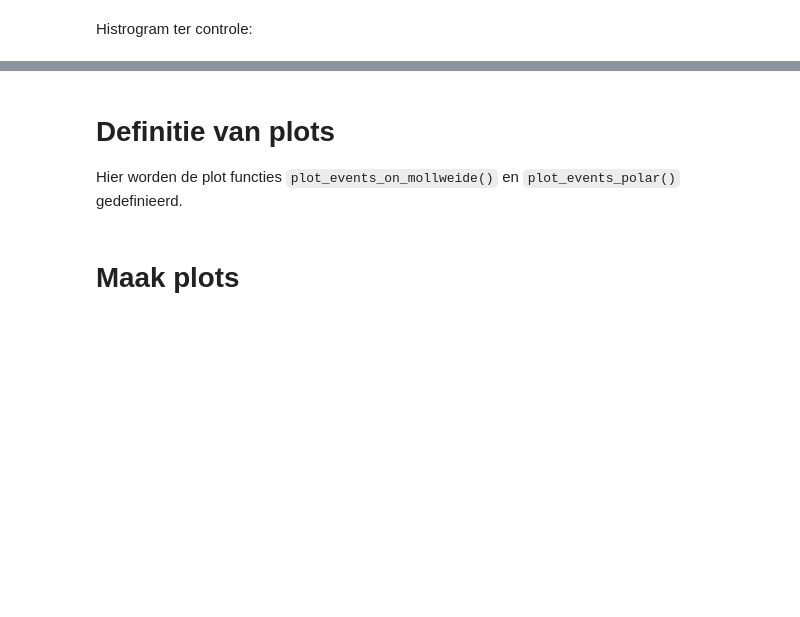
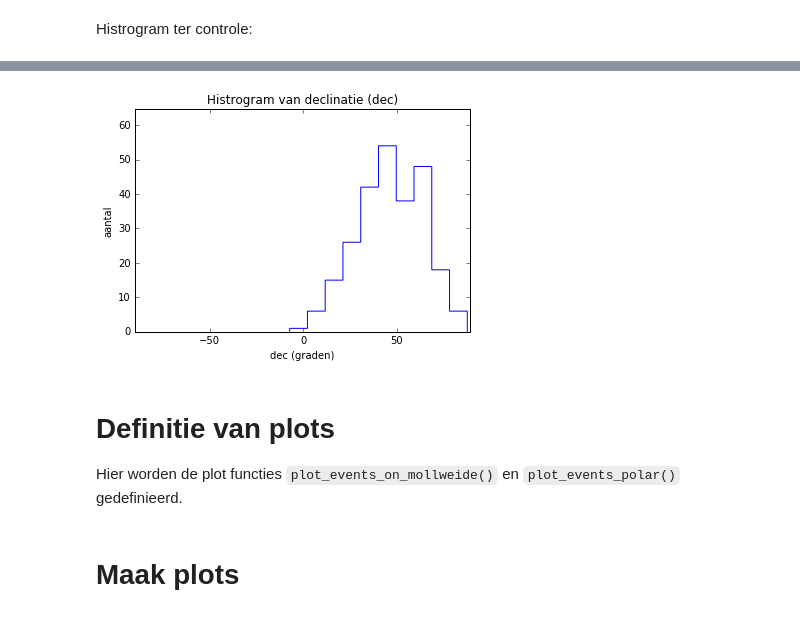
Before and after one commit to tomkooij/lio-project, a Jupyter notebook: sterrenkaart/10_sterrenkaart.ipynb, the cells around one changed output, grey strips where cells are left out. Cells and saved outputs as stored; diff of their text form; code cells hidden in the pictures; blank space fills up the shorter version.

```diff
--- a/sterrenkaart/reconstructies op hemelkaart.ipynb
+++ b/sterrenkaart/10_sterrenkaart.ipynb
@@ -94,7 +119,19 @@ plt.show()
+# %%
+dec = np.degrees(events[:, 1])
+plt.title('Histrogram van declinatie (dec)')
+n, bins, _ = plt.hist(dec, histtype='step')  # n is het aantal events per bin
+plt.xlabel('dec (graden)')
+plt.ylabel('aantal')
+plt.xlim([-90, 89])
+plt.ylim([0, 1.2*max(n)])
+plt.show()
+# %% [output]
+[figure, added]
 # %% [markdown]
 # Definitie van plots
 
-Hier worden de plot functies `plot_events_on_mollweide()` en `plot_events_polar()` gedefinieerd.
+Hier worden de plot functies `plot_events_on_mollweide()`
+en `plot_events_polar()` gedefinieerd.
 # %%
 # RA, DEC tuples van het steelpan asterisme in het sterrenbeeld Grote Beer
 steelpan = np.array([[13.792222, 49.3167], [13.398889, 54.9333], [12.900556, 55.95],
```
Also changed, not shown: parts of 18 cells of this notebook.
